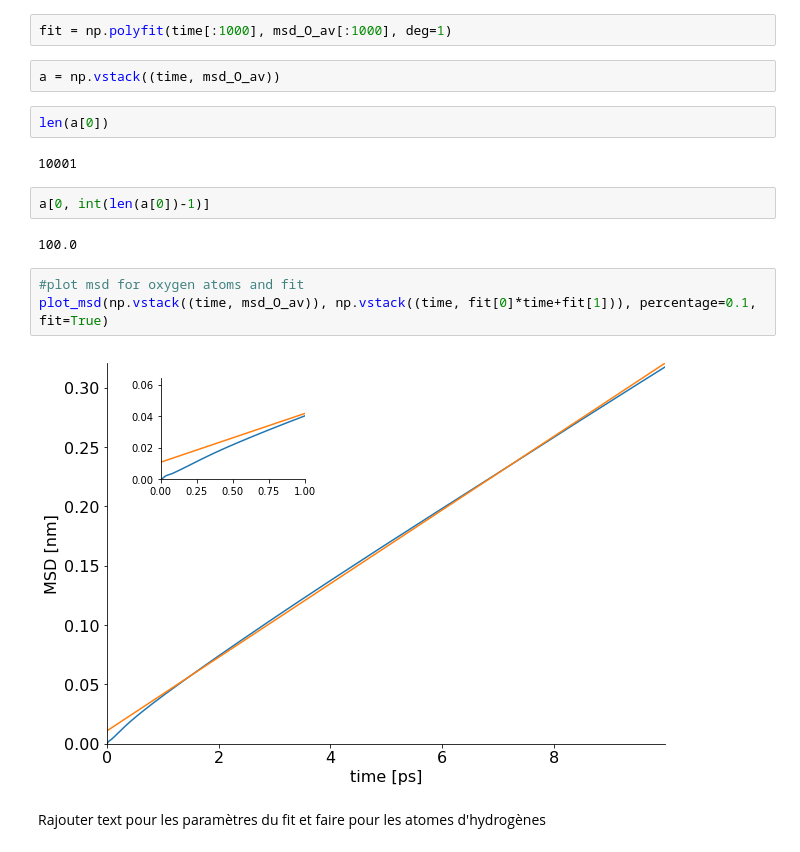
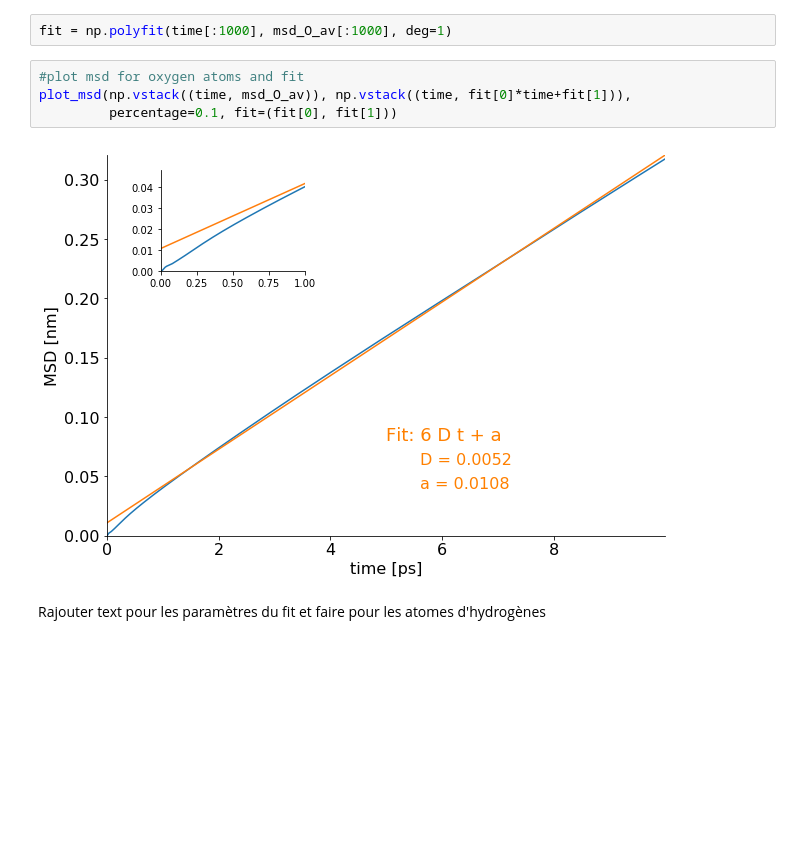
Before and after one commit to gchevrot/WebNmoldyn, a Jupyter notebook: msd.ipynb, the cells around one changed output. Cells and saved outputs as stored; diff of their text form; blank space fills up the shorter version.

Commit message:
plot for fits with text

```diff
--- a/msd.ipynb
+++ b/msd.ipynb
@@ -148,21 +148,12 @@ plot_msd(np.vstack((time, msd_O_av)), np.vstack((time, msd_H_av)), percentage=0.
 ##### Oxygen atoms
 # %%
 fit = np.polyfit(time[:1000], msd_O_av[:1000], deg=1)
-# %%
-a = np.vstack((time, msd_O_av))
-# %%
-len(a[0])
-# %% [output]
-10001
-# %%
-a[0, int(len(a[0])-1)]
-# %% [output]
-100.0
 # %%
 #plot msd for oxygen atoms and fit
-plot_msd(np.vstack((time, msd_O_av)), np.vstack((time, fit[0]*time+fit[1])), percentage=0.1, fit=True)
+plot_msd(np.vstack((time, msd_O_av)), np.vstack((time, fit[0]*time+fit[1])),
+         percentage=0.1, fit=(fit[0], fit[1]))
 # %% [output]
-[figure, old version]
+[figure, new version]
 # %% [markdown]
 Rajouter text pour les paramètres du fit et faire pour les atomes d'hydrogènes
 # %% [markdown]
```
Also changed, not shown: parts of 7 cells of this notebook, 1 other file.
